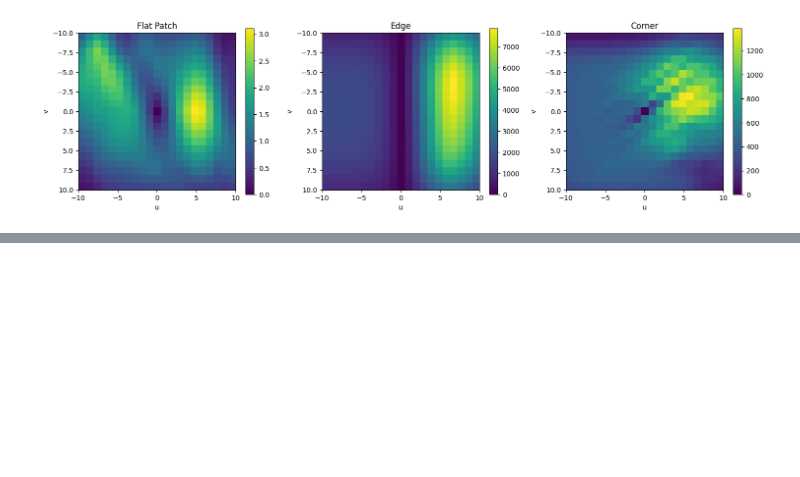
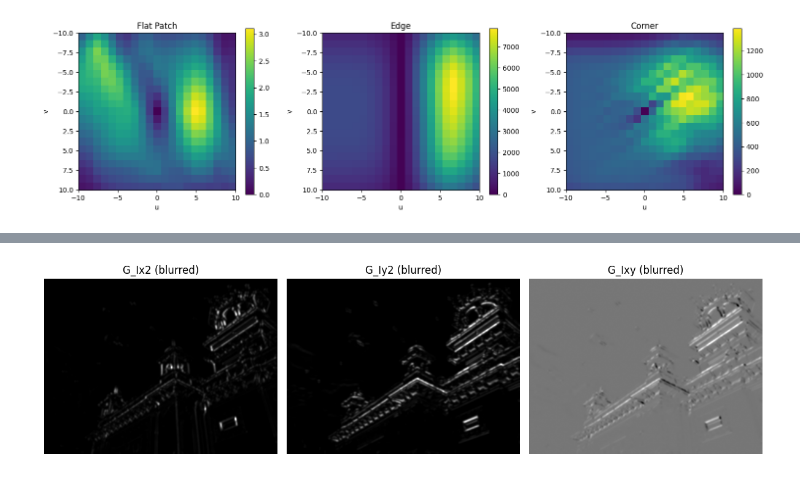
Before and after one commit to aryanj112/computer-vision, a Jupyter notebook: notebooks/harris-corner-detection.ipynb, the cells around one changed output, grey strips where cells are left out. Cells and saved outputs as stored; diff of their text form; code cells hidden in the pictures; blank space fills up the shorter version.

```diff
--- a/notebooks/harris-corner-detection.ipynb
+++ b/notebooks/harris-corner-detection.ipynb
@@ -282,0 +355,26 @@ plot_three_autocorrelations(
+# %%
+# Blur the resultants with a Gaussian blur which provides us the weighted summations for each window
+smooth_window_size = 7
+G_Ix2 = cv2.GaussianBlur(Ix2, (smooth_window_size, smooth_window_size), 0)
+G_Iy2 = cv2.GaussianBlur(Iy2, (smooth_window_size, smooth_window_size), 0)
+G_Ixy = cv2.GaussianBlur(Ixy, (smooth_window_size, smooth_window_size), 0)
+
+fig, axs = plt.subplots(1, 3, figsize=(12,5))
+
+axs[0].imshow(G_Ix2, cmap="gray")
+axs[0].set_title("G_Ix2 (blurred)")
+axs[0].axis("off")
+
+axs[1].imshow(G_Iy2, cmap="gray")
+axs[1].set_title("G_Iy2 (blurred)")
+axs[1].axis("off")
+
+axs[2].imshow(G_Ixy, cmap="gray")
+axs[2].set_title("G_Ixy (blurred)")
+axs[2].axis("off")
+
+plt.tight_layout()
+plt.savefig("../outputs/harris-corner-detection/blurred_ix2_iy2_ixy.png", bbox_inches="tight")
+plt.show()
+# %% [output]
+[figure, added]
```
Also changed, not shown: parts of 9 cells of this notebook, 4 other files.
